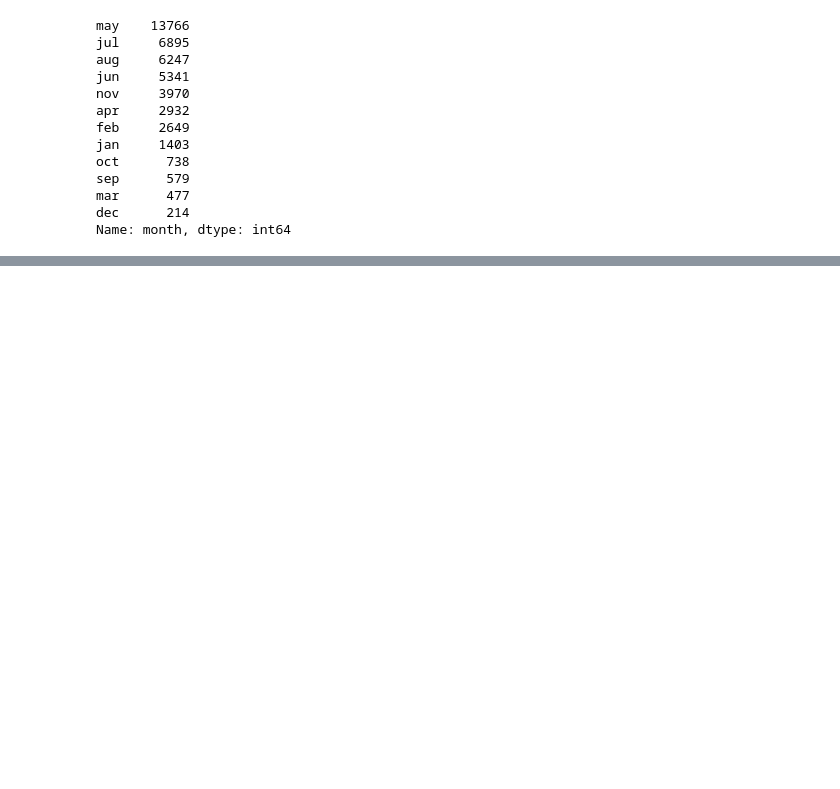
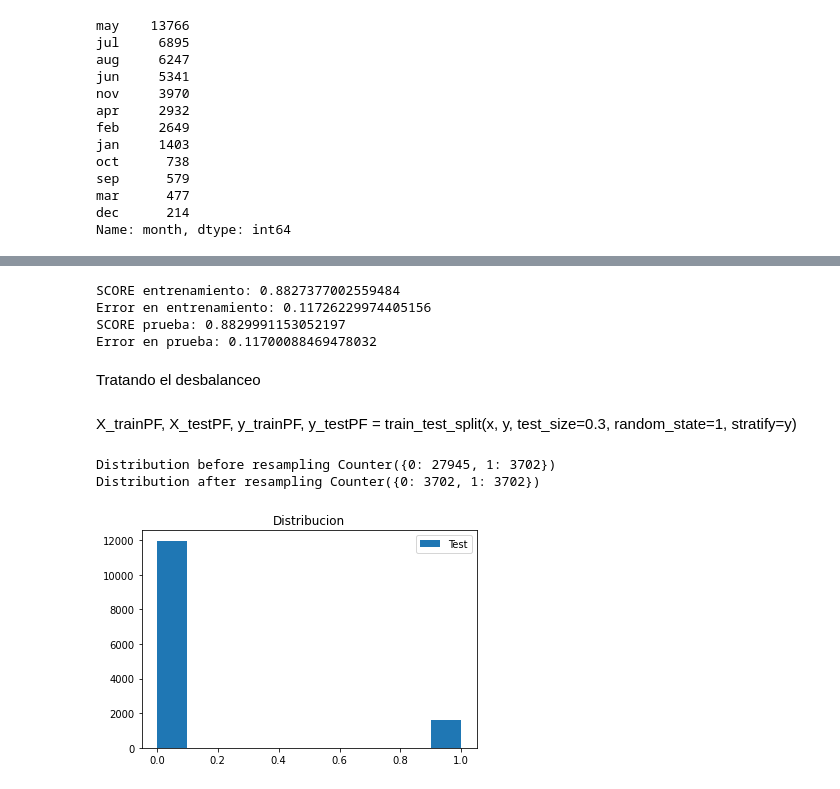
Before and after one commit to leonardo-91/sistemas-inteligentes, a Jupyter notebook: Proyecto_Final_Sistemas_Inteligentes.ipynb, the cells around one changed output, grey strips where cells are left out. Drawn from its saved outputs; the diff is of its cells as text; code cells hidden in the pictures; blank space fills up the shorter version.

```diff
--- a/Proyecto_Final_Sistemas_Inteligentes.ipynb
+++ b/Proyecto_Final_Sistemas_Inteligentes.ipynb
@@ -112,0 +626,12 @@ Name: month, dtype: int64
+# %%
+print('SCORE entrenamiento: {}'.format(mlp_PRO_FLA.score(X_trainPF, y_trainPF)))
+print('Error en entrenamiento: {}'.format(1-mlp_PRO_FLA.score(X_trainPF, y_trainPF)))
+print('SCORE prueba: {}'.format(mlp_PRO_FLA.score(X_testPF, y_testPF)))
+print('Error en prueba: {}'.format(1-mlp_PRO_FLA.score(X_testPF, y_testPF)))
+# %% [output]
+SCORE entrenamiento: 0.8827377002559484
+Error en entrenamiento: 0.11726229974405156
+SCORE prueba: 0.8829991153052197
+Error en prueba: 0.11700088469478032
+# %% [markdown]
+Tratando el desbalanceo
@@ -112,0 +644,19 @@ Name: month, dtype: int64
+# %% [markdown]
+X_trainPF, X_testPF, y_trainPF, y_testPF = train_test_split(x, y, test_size=0.3, random_state=1, stratify=y)
+# %%
+us = NearMiss(n_neighbors=3, version=3)
+
+X_train_res, y_train_res = us.fit_resample(X_trainPF, y_trainPF)
+
+print ("Distribution before resampling {}".format(Counter(y_trainPF)))
+print ("Distribution after resampling {}".format(Counter(y_train_res)))
+# %% [output]
+Distribution before resampling Counter({0: 27945, 1: 3702})
+Distribution after resampling Counter({0: 3702, 1: 3702})
+# %%
+pl.hist(y_testPF, label="Test")
+pl.legend()
+pl.title("Distribucion")
+pl.show()
+# %% [output]
+[figure, added]
```
Also changed, not shown: parts of 76 cells of this notebook.
